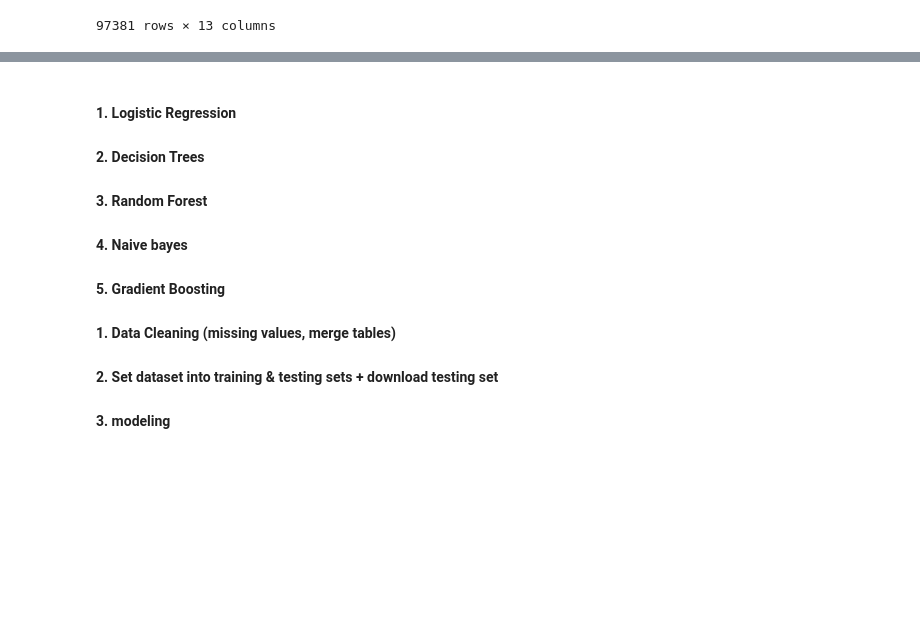
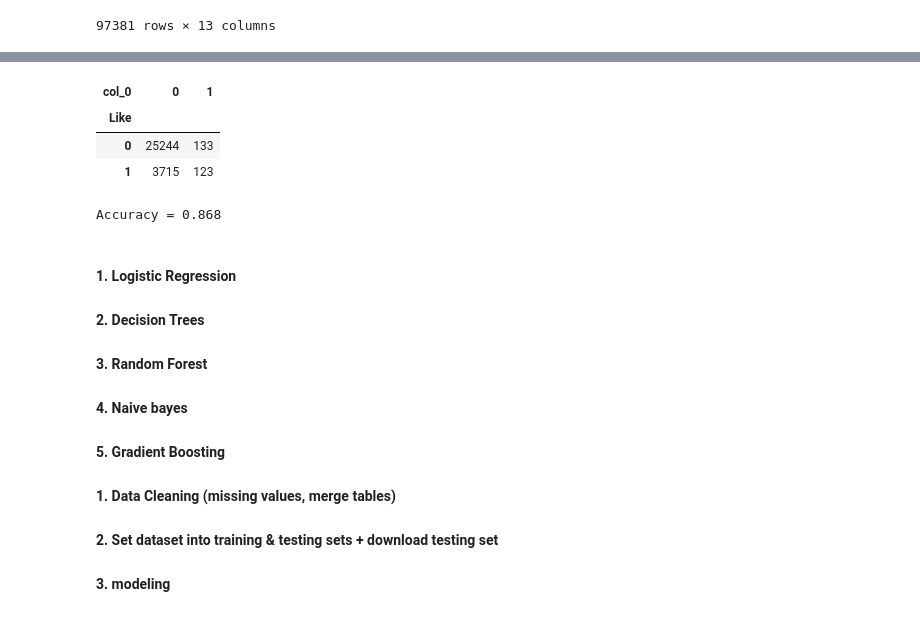
Before and after one commit to MittmannM/AnalyticsCupTUM, a Jupyter notebook: AC.ipynb, the cells around one changed output, grey strips where cells are left out. Drawn from its saved outputs; the diff is of its cells as text; code cells hidden in the pictures; blank space fills up the shorter version.

```diff
--- a/AC.ipynb
+++ b/AC.ipynb
@@ -231,0 +220,3 @@ df
+# %%
+#dropping
+X.drop(columns=['Diet_Vegetarian','MaxTime', 'CookTime', 'RecipeCategory_Other'], inplace=True)
@@ -231,0 +249,16 @@ df
+# %%
+# split data into learning and test sets
+from sklearn.model_selection import train_test_split
+
+X_train, X_test, y_train, y_test = \
+  train_test_split(X, y,
+                   test_size=0.3,
+                   shuffle=True,
+                   random_state=3)
+# %%
+#fit model
+model_sm = sm.Logit(y_train, sm.add_constant(X_train))
+results = model_sm.fit()
+print(results.summary())
+# McFadden Ratio
+print("McFadden Ratio",results.prsquared)
@@ -231,0 +309,11 @@ df
+# %%
+# Predict on the test set
+X_test_with_const = sm.add_constant(X_test)  # Add constant to the test set
+predictions = results.predict(X_test_with_const)
+y_pred_test = (predictions > 0.5).astype(int)
+
+# Compare predictions to actual labels
+comparison_df = pd.DataFrame({'Actual': y_test, 'Predicted': y_pred_test})
+
+# Print the comparison
+print(comparison_df)
@@ -232,3 +335,20 @@ df
+# %%
+# build confusion matrix
+confusion_matrix = pd.crosstab(y_test, y_pred_test)
+confusion_matrix
+# %% [output]
+| col_0 | 0 | 1 |
+| Like |  |  |
+| 0 | 25244 | 133 |
+| 1 | 3715 | 123 |
+# %%
+correct_predictions = (y_test == y_pred_test).sum()
+total_predictions = len(y_test)
+accuracy = correct_predictions / total_predictions
+
+print("Accuracy =", "{:.3f}".format(accuracy))
+# %% [output]
+Accuracy = 0.868
 # %% [markdown]
 
 #### 1. Logistic Regression
```
Also changed, not shown: parts of 15 cells of this notebook.
